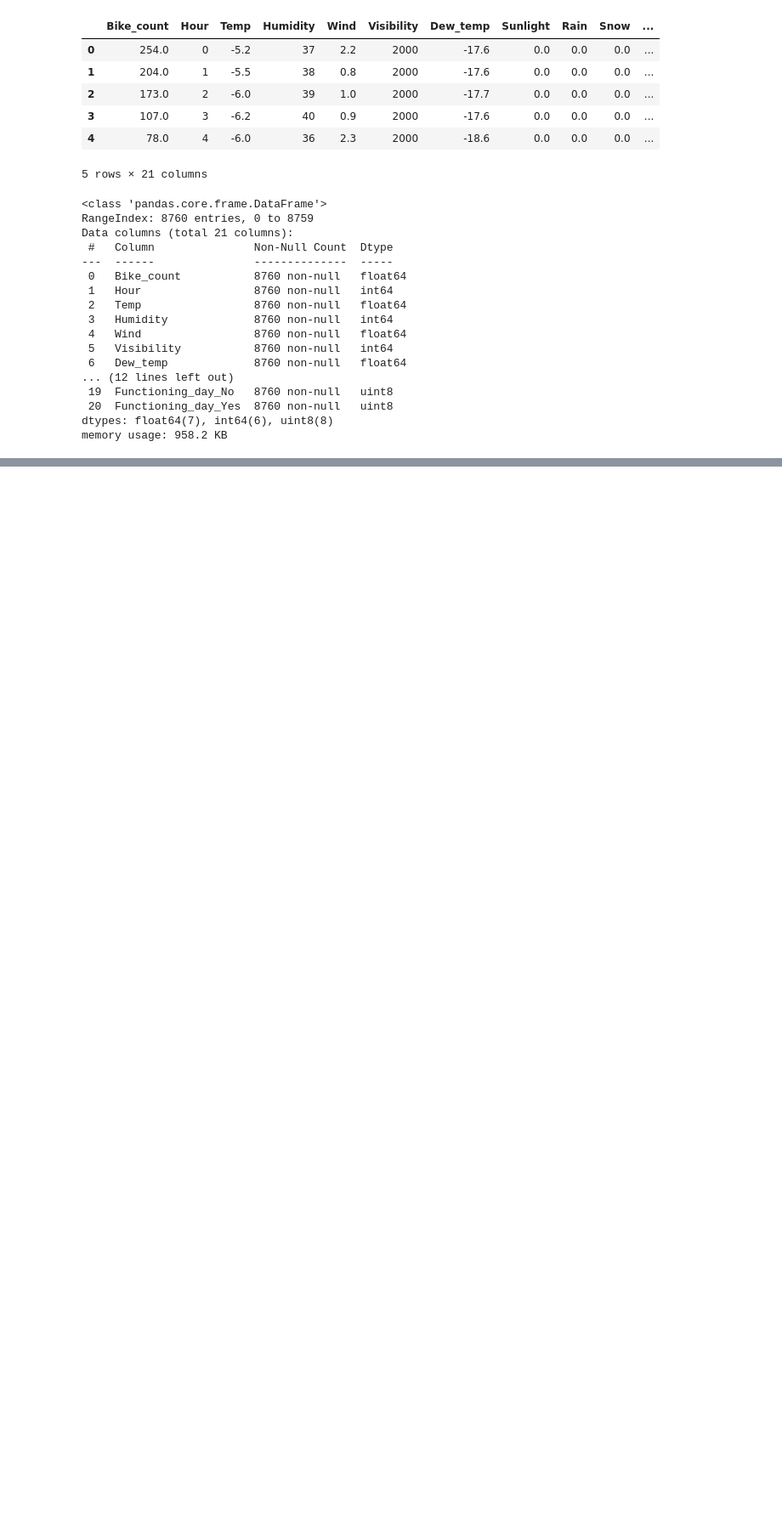
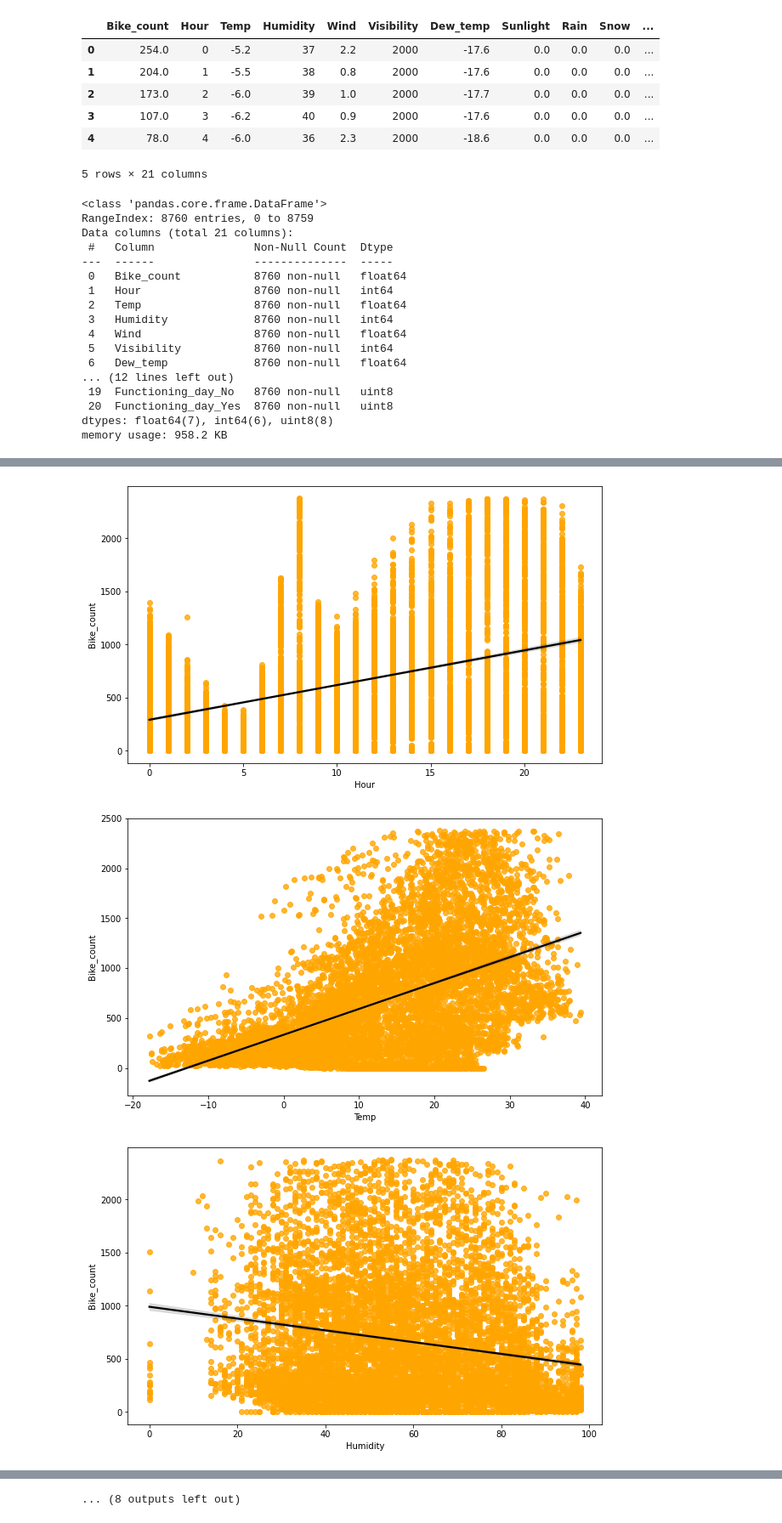
Before and after one commit to firaz-thakur/SEOUL-BIKE-SHARING-DEMAND-PREDICTION, a Jupyter notebook: Supervised_ML_Regression_Project.ipynb, the cells around one changed output, grey strips where cells are left out. Shown at 85% size. Cells and saved outputs as stored; diff of their text form; code cells hidden in the pictures; blank space fills up the shorter version.

```diff
--- a/Supervised_ML_Regression_Project.ipynb
+++ b/Supervised_ML_Regression_Project.ipynb
@@ -608,2 +619,3 @@ memory usage: 958.2 KB
 # %%
-# independent_variables = [i for i in df.columns if i not in ['Bike_count']]
+# Finding out independent variables :
+independent_variables = [i for i in df.columns if i not in ['Bike_count']]
@@ -617,0 +622,9 @@ for n,column in enumerate(independent_variables):
+# %%
+# Finding the relationship between independent and dependent variables through Regressions plot :
+for col in independent_variables :
+  fig,ax=plt.subplots(figsize=(10,6))
+  sns.regplot(x=df[col],y=df['Bike_count'],scatter_kws={"color": 'orange'}, line_kws={"color": "black"})
+# %% [output]
+[figure, added]
+[figure, added]
+[figure, added]
@@ -617,0 +640 @@ for n,column in enumerate(independent_variables):
+... (8 outputs left out)
```
Also changed, not shown: parts of 21 cells of this notebook.
